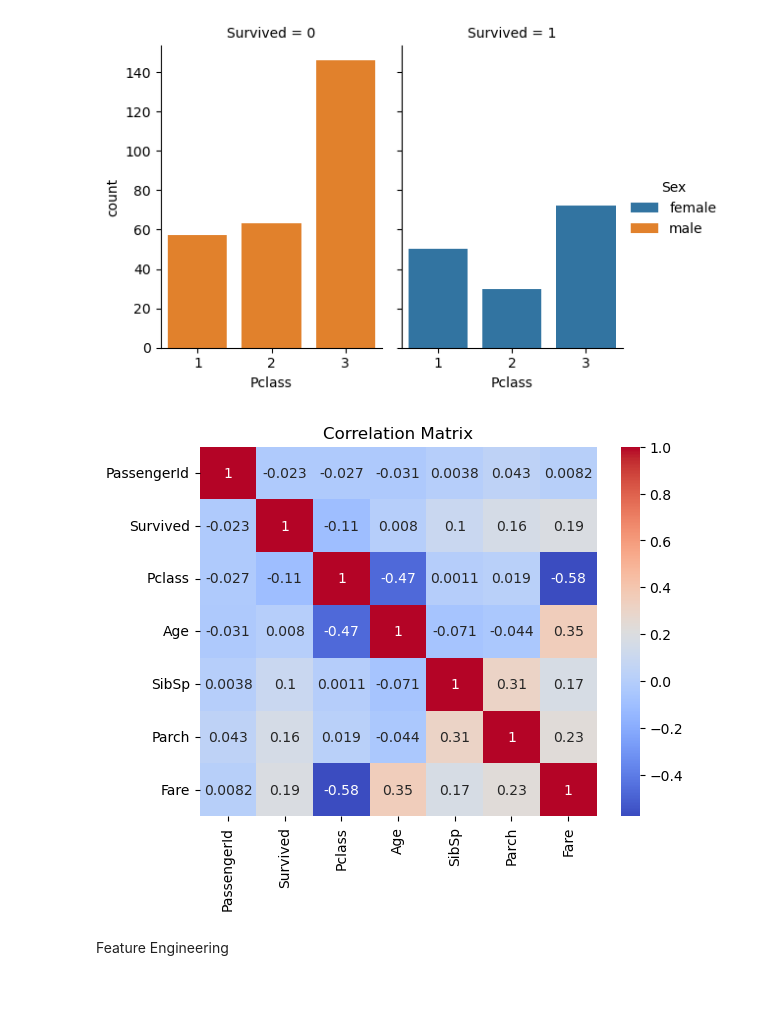
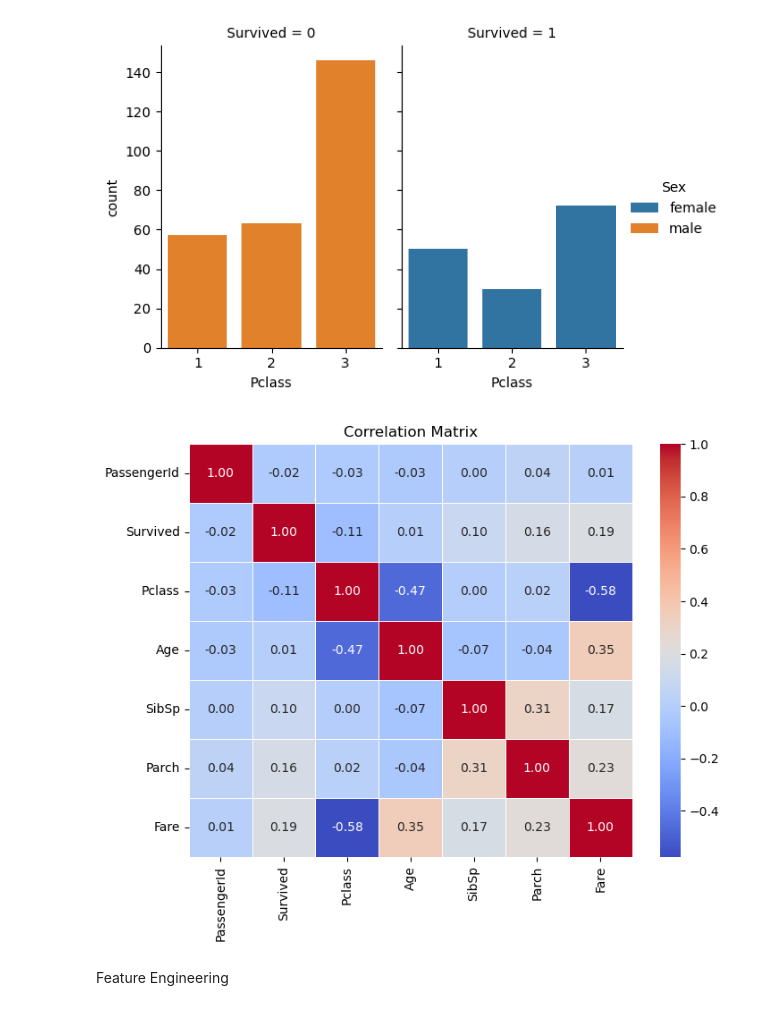
Before and after one commit to praveenaaaron/DS_Exploratory-Data-Analysis-on-the-Titanic, a Jupyter notebook: EDA_Titanic_DataSet.ipynb, the cells around one changed output. Drawn from its saved outputs; the diff is of its cells as text; code cells hidden in the pictures.

Commit message:
update with images

```diff
--- a/EDA_Titanic_DataSet.ipynb
+++ b/EDA_Titanic_DataSet.ipynb
@@ -145,21 +175,30 @@ plt.show()
 # %% [output]
 [figure]
 # %%
-# Ensure the Sex column is encoded as numeric
+import matplotlib.pyplot as plt
+import seaborn as sns
+
+# Ensure the 'Sex' column is encoded as numeric
 df['Sex'] = df['Sex'].map({'male': 0, 'female': 1})
 
 # Select only numeric columns for correlation
 numeric_df = df.select_dtypes(include=['number'])
 
 # Calculate correlation matrix
 corr_matrix = numeric_df.corr()
 
 # Plot the heatmap
-sns.heatmap(corr_matrix, annot=True, cmap='coolwarm')
+plt.figure(figsize=(8, 6))  # Adjust figure size
+sns.heatmap(corr_matrix, annot=True, cmap='coolwarm', fmt=".2f", linewidths=0.5)
 plt.title('Correlation Matrix')
+
+# Save the heatmap as an image
+plt.savefig("correlation_matrix.png", dpi=300, bbox_inches="tight")
+
+# Show the plot
 plt.show()
 # %% [output]
-[figure, old version]
+[figure, new version]
 # %% [markdown]
 Feature Engineering
 # %%
```
Also changed, not shown: parts of 4 cells of this notebook, 16 other files.
